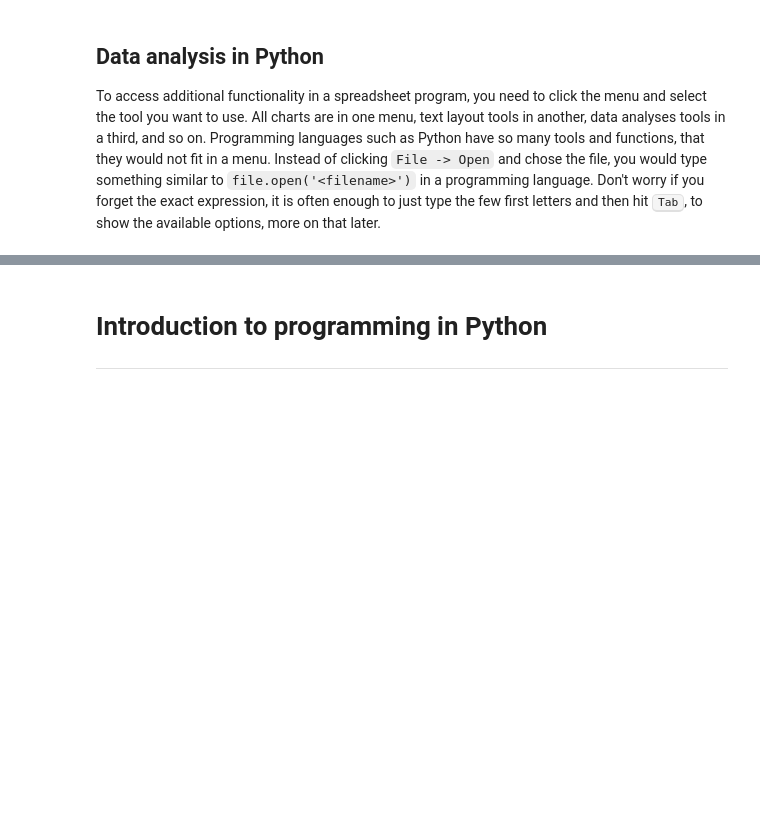
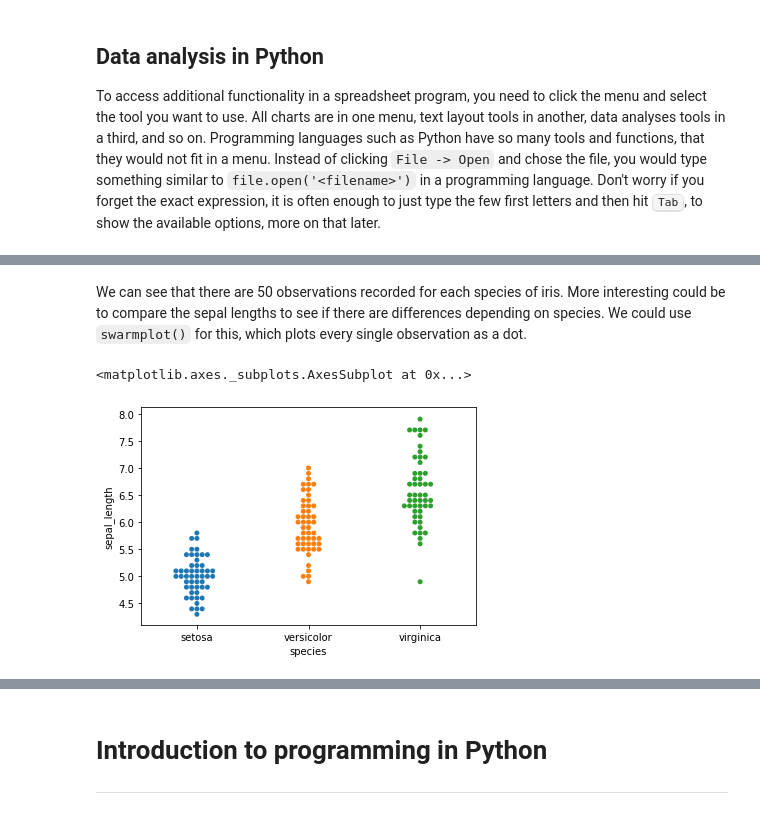
Before and after one commit to UofTCoders/workshops-dc-py, a Jupyter notebook: notebooks/1-programmatic-data-analyses.ipynb, the cells around one changed output, grey strips where cells are left out. Saved outputs shown, nothing was run; the diff lists cells and outputs as text; code cells hidden in the pictures; blank space fills up the shorter version.

```diff
--- a/notebooks/1-programmatic-data-analyses.ipynb
+++ b/notebooks/1-programmatic-data-analyses.ipynb
@@ -467 +529,12 @@ We will learn much more about this in a later lecture.
+# %% [markdown]
+We can see that there are 50 observations recorded for each species of iris.
+More interesting could be to compare the sepal lengths
+to see if there are differences depending on species.
+We could use `swarmplot()` for this,
+which plots every single observation as a dot.
+# %%
+sns.swarmplot(x='species', y='sepal_length', data=iris)
+# %% [output]
+<matplotlib.axes._subplots.AxesSubplot at 0x...>
+[figure, added]
 # %% [markdown]
```
Also changed, not shown: parts of 52 cells of this notebook, 1 other file.
